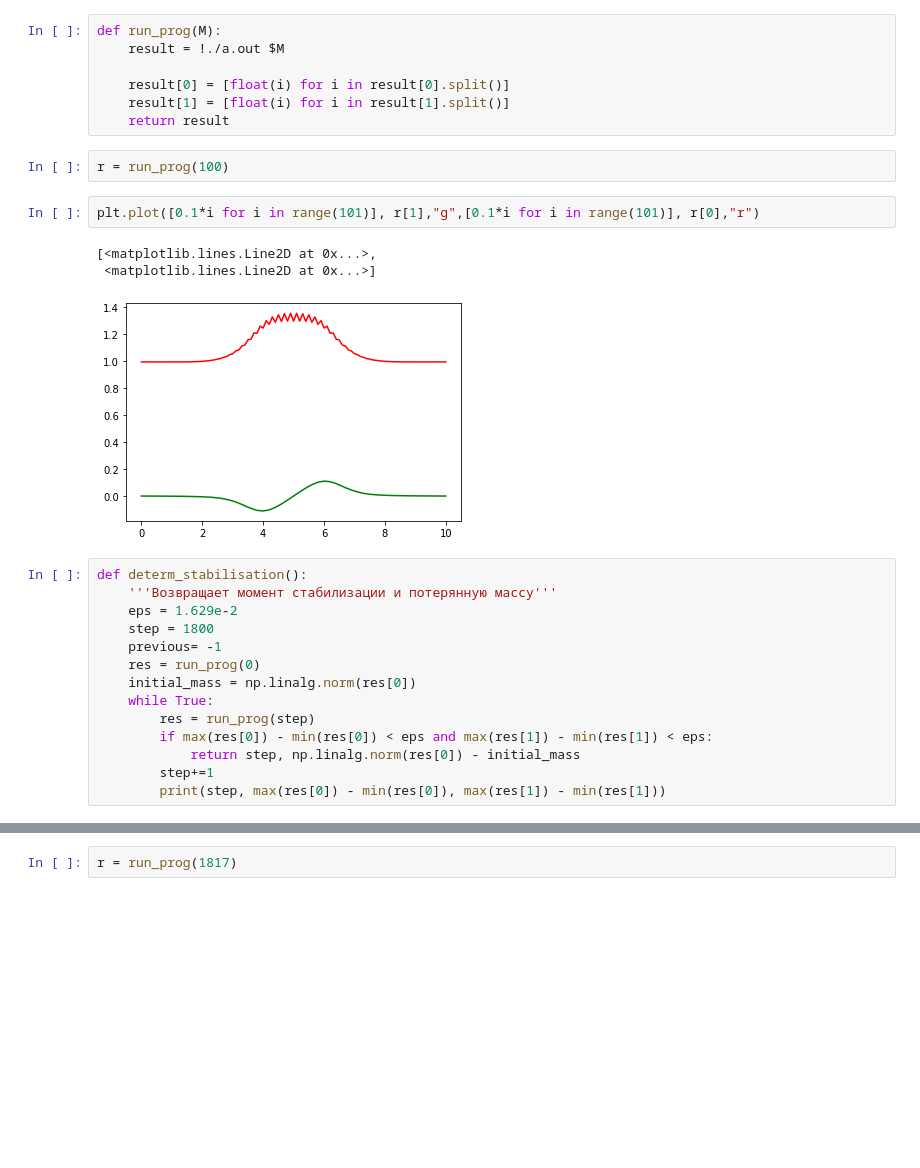
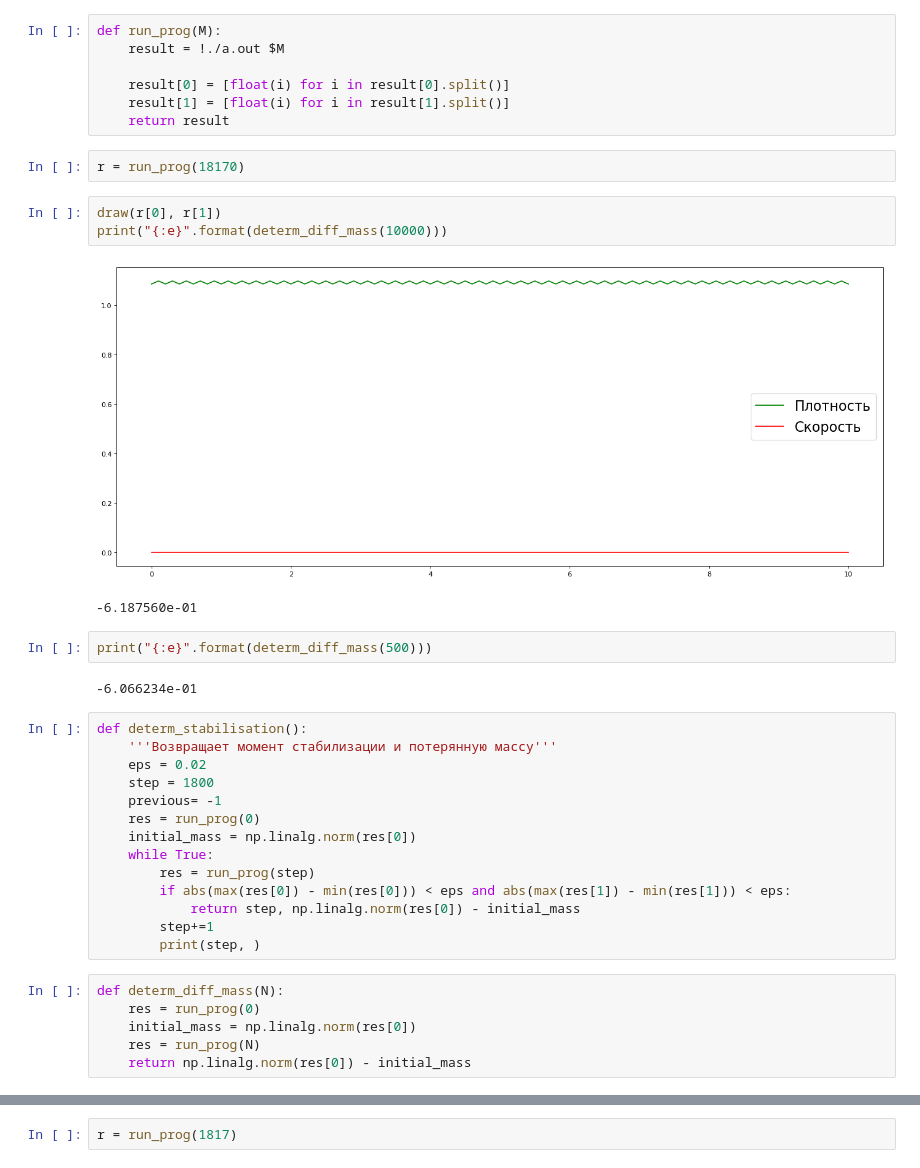
Before and after one commit to SdobnovE/Popov_1sem, a Jupyter notebook: Отчёт.ipynb, the cells around one changed output, grey strips where cells are left out. Drawn from its saved outputs; the diff is of its cells as text; blank space fills up the shorter version.

```diff
--- a/Отчёт.ipynb
+++ b/Отчёт.ipynb
@@ -99,27 +99,37 @@ def run_prog(M):
     result[1] = [float(i) for i in result[1].split()]
     return result
 # %%
-r = run_prog(100)
+r = run_prog(18170)
-# %%
-plt.plot([0.1*i for i in range(101)], r[1],"g",[0.1*i for i in range(101)], r[0],"r")
-# %% [output]
-[<matplotlib.lines.Line2D at 0x...>,
- <matplotlib.lines.Line2D at 0x...>]
-[figure, removed]
+# %%
+draw(r[0], r[1])
+print("{:e}".format(determ_diff_mass(10000)))
+# %% [output]
+[figure, added]
+-6.187560e-01
+# %%
+print("{:e}".format(determ_diff_mass(500)))
+# %% [output]
+-6.066234e-01
 # %%
 def determ_stabilisation():
     '''Возвращает момент стабилизации и потерянную массу'''
-    eps = 1.629e-2
+    eps = 0.02
     step = 1800
     previous= -1
     res = run_prog(0)
     initial_mass = np.linalg.norm(res[0])
     while True:
         res = run_prog(step)
-        if max(res[0]) - min(res[0]) < eps and max(res[1]) - min(res[1]) < eps:
+        if abs(max(res[0]) - min(res[0])) < eps and abs(max(res[1]) - min(res[1])) < eps:
             return step, np.linalg.norm(res[0]) - initial_mass
         step+=1
-        print(step, max(res[0]) - min(res[0]), max(res[1]) - min(res[1]))
+        print(step, )
+# %%
+def determ_diff_mass(N):
+    res = run_prog(0)
+    initial_mass = np.linalg.norm(res[0])
+    res = run_prog(N)
+    return np.linalg.norm(res[0]) - initial_mass
 # %%
 determ_stabilisation()
 # %% [output]
```
Also changed, not shown: parts of 4 cells of this notebook, 28 other files.
